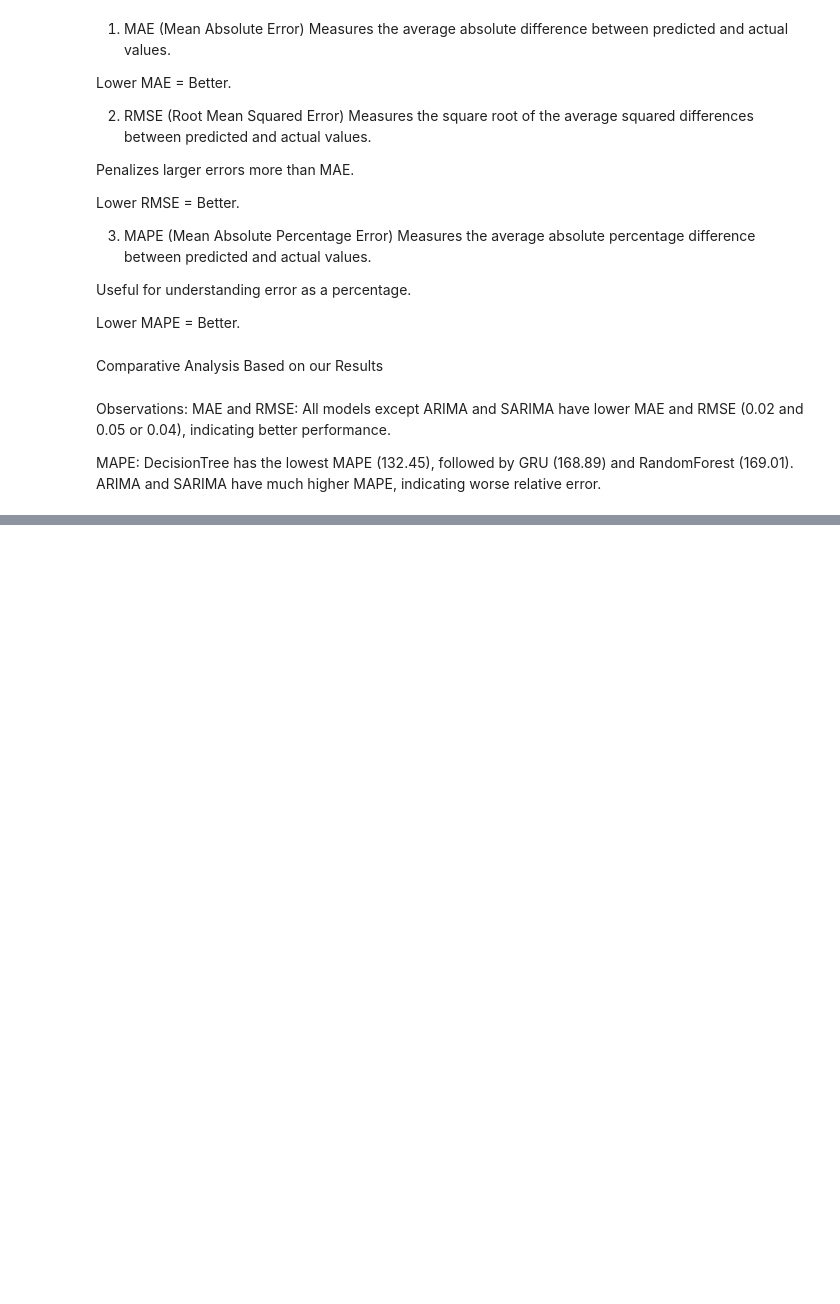
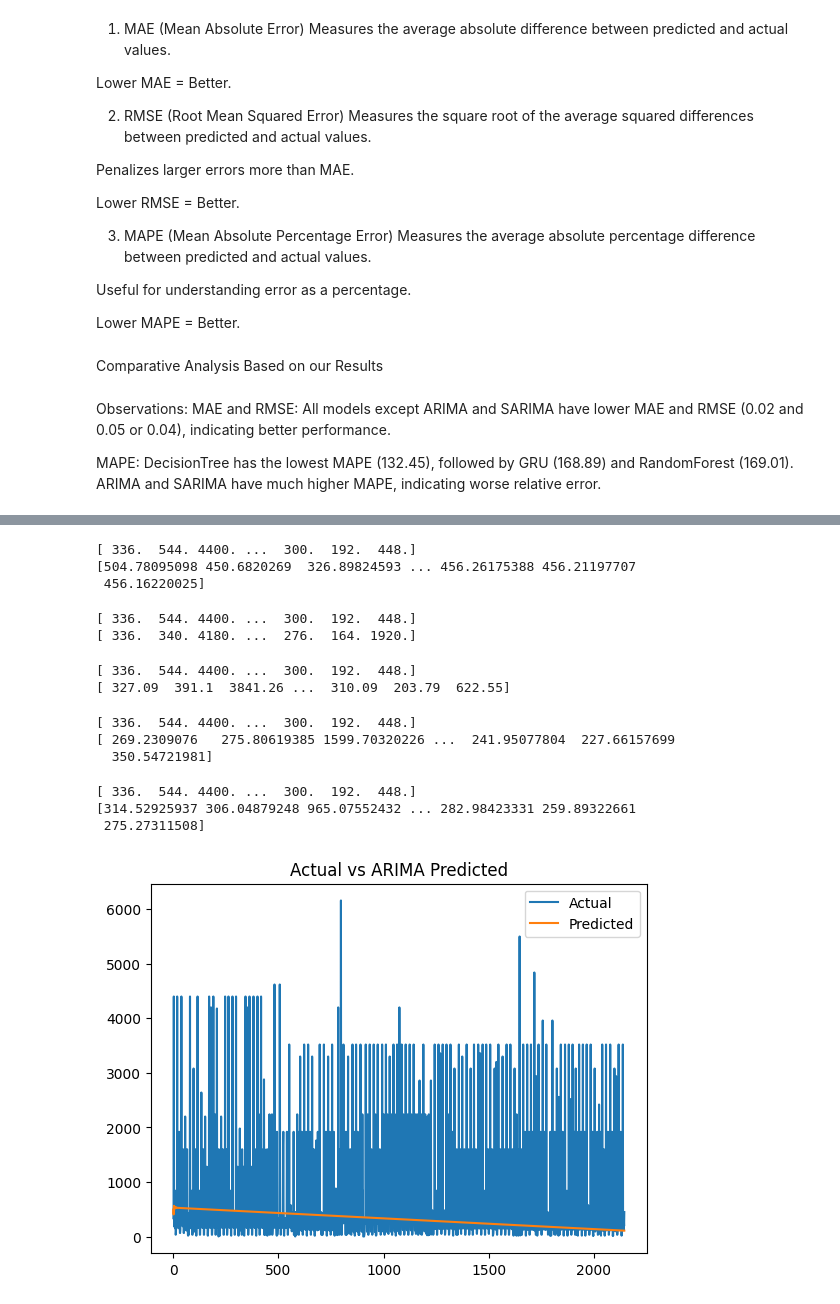
Before and after one commit to raghavab1205/Demand_Forecasting-For_SCM, a Jupyter notebook: analysis/notebook1.ipynb, the cells around one changed output, grey strips where cells are left out. Saved outputs shown, nothing was run; the diff lists cells and outputs as text; code cells hidden in the pictures; blank space fills up the shorter version.

```diff
--- a/analysis/notebook1.ipynb
+++ b/analysis/notebook1.ipynb
@@ -686,0 +687,15 @@ ARIMA and SARIMA perform significantly worse on MAPE, indicating they are less s
+# %%
+def invert_scaler(truPre, scaler, target_col=0):
+    dummy = np.zeros((len(truPre), 15))
+    dummy[:, target_col] = truPre.flatten()
+    inverted = scaler.inverse_transform(dummy)
+    truPre_original = inverted[:, target_col]
+    return truPre_original
+# %%
+y_test_original = invert_scaler(y_test, scaler)
+arima_pred_original = invert_scaler(arima_pred, scaler)
+sarima_pred_original = invert_scaler(sarima_pred, scaler)
+dt_pred_original = invert_scaler(dt_pred, scaler)
+rf_pred_original = invert_scaler(rf_pred, scaler)
+gru_pred_original = invert_scaler(gru_pred, scaler)
+lstm_pred_original = invert_scaler(lstm_pred, scaler)
@@ -686,0 +709,41 @@ ARIMA and SARIMA perform significantly worse on MAPE, indicating they are less s
+# %%
+print(y_test_original)
+print(sarima_pred_original)
+# %% [output]
+[ 336.  544. 4400. ...  300.  192.  448.]
+[504.78095098 450.6820269  326.89824593 ... 456.26175388 456.21197707
+ 456.16220025]
+# %%
+print(y_test_original)
+print(dt_pred_original)
+# %% [output]
+[ 336.  544. 4400. ...  300.  192.  448.]
+[ 336.  340. 4180. ...  276.  164. 1920.]
+# %%
+print(y_test_original)
+print(rf_pred_original)
+# %% [output]
+[ 336.  544. 4400. ...  300.  192.  448.]
+[ 327.09  391.1  3841.26 ...  310.09  203.79  622.55]
+# %%
+print(y_test_original)
+print(gru_pred_original)
+# %% [output]
+[ 336.  544. 4400. ...  300.  192.  448.]
+[ 269.2309076   275.80619385 1599.70320226 ...  241.95077804  227.66157699
+  350.54721981]
+# %%
+print(y_test_original)
+print(lstm_pred_original)
+# %% [output]
+[ 336.  544. 4400. ...  300.  192.  448.]
+[314.52925937 306.04879248 965.07552432 ... 282.98423331 259.89322661
+ 275.27311508]
+# %%
+plt.plot(y_test_original, label='Actual')
+plt.plot(arima_pred_original, label='Predicted')
+plt.legend()
+plt.title('Actual vs ARIMA Predicted')
+plt.show()
+# %% [output]
+[figure, added]
```
Also changed, not shown: parts of 27 cells of this notebook.
